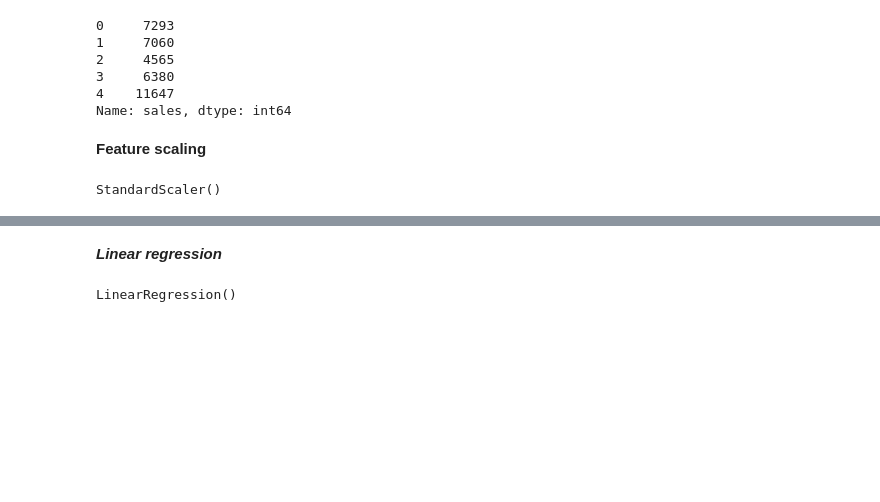
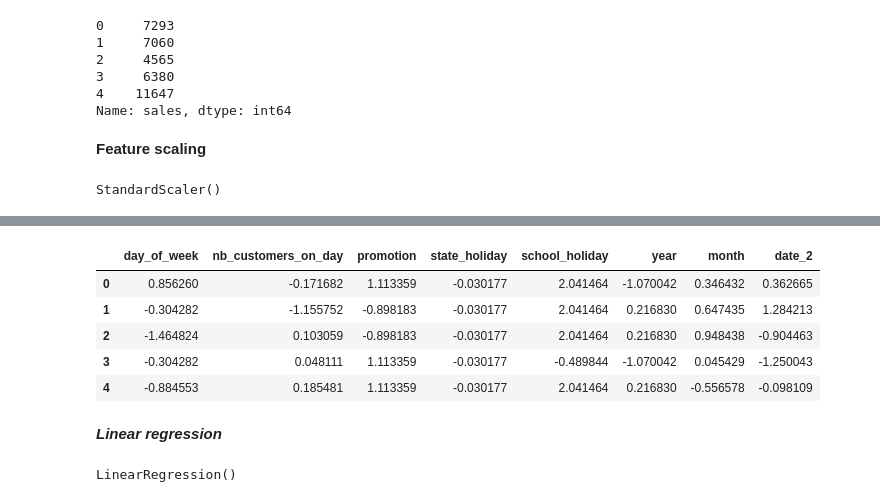
Before and after one commit to GeorgiosKoutroumanos/IronKaggle-ML-model, a Jupyter notebook: Main IronKaggle.ipynb, the cells around one changed output, grey strips where cells are left out. Cells and saved outputs as stored; diff of their text form; code cells hidden in the pictures; blank space fills up the shorter version.

```diff
--- a/Main IronKaggle.ipynb
+++ b/Main IronKaggle.ipynb
@@ -205,3 +214,12 @@ X_test_scaled = pd.DataFrame(X_test_scaled, columns = X_test.columns)
+# %%
+X_test_scaled.head()
+# %% [output]
+|  | day_of_week | nb_customers_on_day | promotion | state_holiday | school_holiday | year | month | date_2 |
+| 0 | 0.856260 | -0.171682 | 1.113359 | -0.030177 | 2.041464 | -1.070042 | 0.346432 | 0.362665 |
+| 1 | -0.304282 | -1.155752 | -0.898183 | -0.030177 | 2.041464 | 0.216830 | 0.647435 | 1.284213 |
+| 2 | -1.464824 | 0.103059 | -0.898183 | -0.030177 | 2.041464 | 0.216830 | 0.948438 | -0.904463 |
+| 3 | -0.304282 | 0.048111 | 1.113359 | -0.030177 | -0.489844 | -1.070042 | 0.045429 | -1.250043 |
+| 4 | -0.884553 | 0.185481 | 1.113359 | -0.030177 | 2.041464 | 0.216830 | -0.556578 | -0.098109 |
 # %% [markdown]
 ***Linear regression***
 # %%
```
Also changed, not shown: parts of 12 cells of this notebook.
